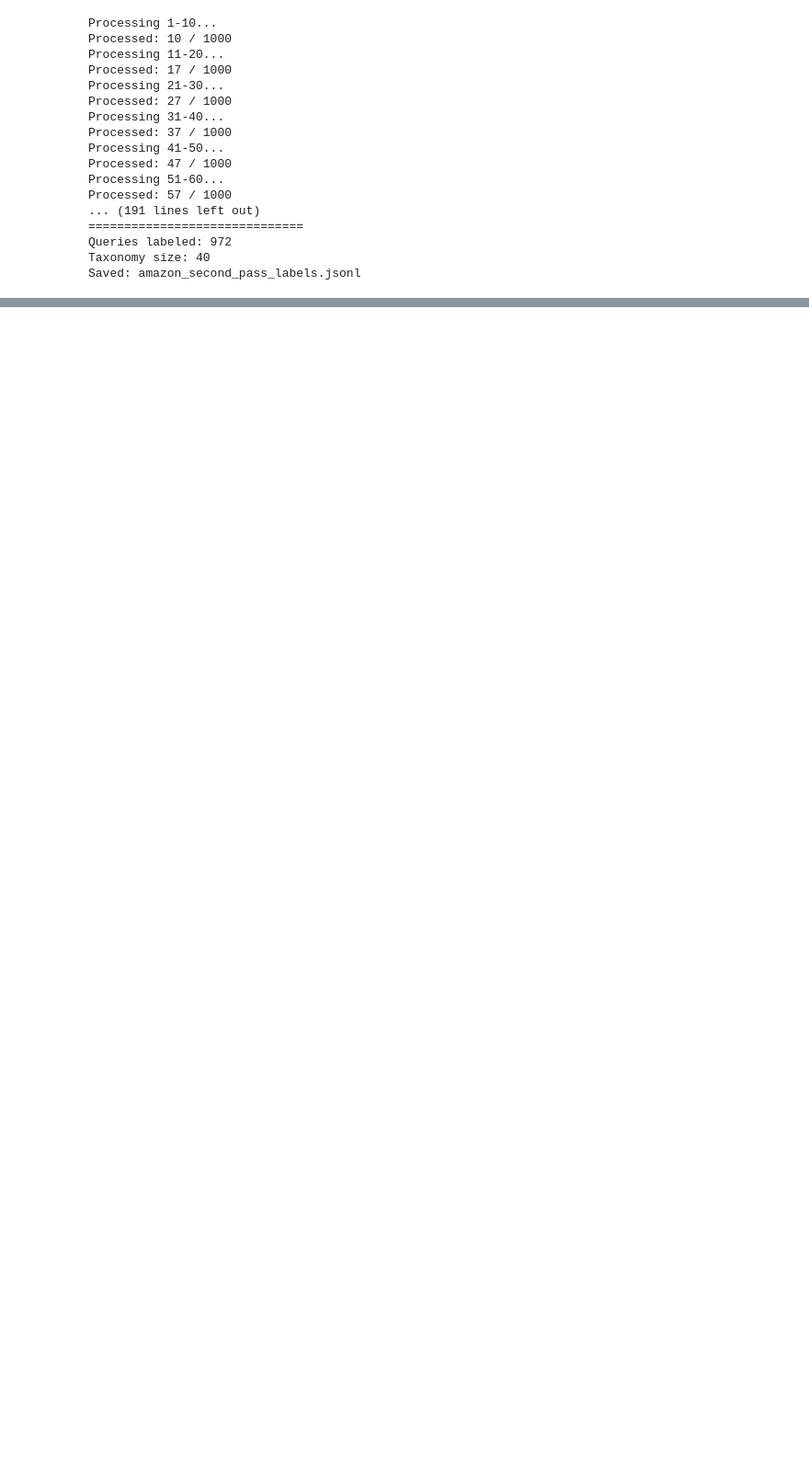
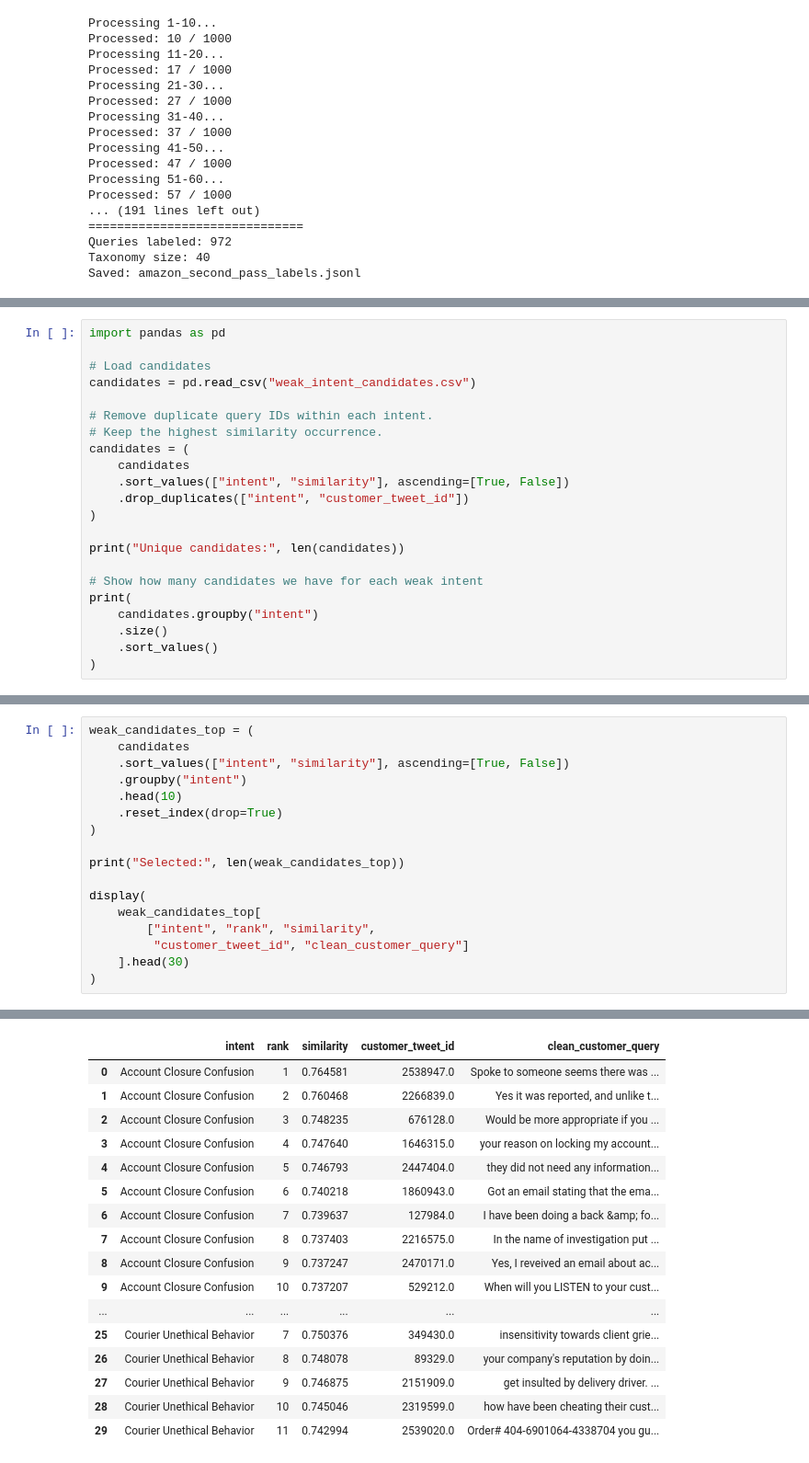
Before and after one commit to Gowthamsai-k/Hiver-assignemt, a Jupyter notebook: Data_processing.ipynb, the cells around one changed output, grey strips where cells are left out. Shown at 92% size. Drawn from its saved outputs; the diff is of its cells as text; blank space fills up the shorter version.

```diff
--- a/Data_processing.ipynb
+++ b/Data_processing.ipynb
@@ -1330,0 +1529,22 @@ print("✓ project_manifest.json saved")
+# %%
+import pandas as pd
+
+# Load candidates
+candidates = pd.read_csv("weak_intent_candidates.csv")
+
+# Remove duplicate query IDs within each intent.
+# Keep the highest similarity occurrence.
+candidates = (
+    candidates
+    .sort_values(["intent", "similarity"], ascending=[True, False])
+    .drop_duplicates(["intent", "customer_tweet_id"])
+)
+
+print("Unique candidates:", len(candidates))
+
+# Show how many candidates we have for each weak intent
+print(
+    candidates.groupby("intent")
+    .size()
+    .sort_values()
+)
@@ -1330,0 +1569,18 @@ print("✓ project_manifest.json saved")
+# %%
+weak_candidates_top = (
+    candidates
+    .sort_values(["intent", "similarity"], ascending=[True, False])
+    .groupby("intent")
+    .head(10)
+    .reset_index(drop=True)
+)
+
+print("Selected:", len(weak_candidates_top))
+
+display(
+    weak_candidates_top[
+        ["intent", "rank", "similarity",
+         "customer_tweet_id", "clean_customer_query"]
+    ].head(30)
+)
+# %% [output]
@@ -1330,0 +1588,17 @@ print("✓ project_manifest.json saved")
+|  | intent | rank | similarity | customer_tweet_id | clean_customer_query |
+| 0 | Account Closure Confusion | 1 | 0.764581 | 2538947.0 | Spoke to someone seems there was ... |
+| 1 | Account Closure Confusion | 2 | 0.760468 | 2266839.0 | Yes it was reported, and unlike t... |
+| 2 | Account Closure Confusion | 3 | 0.748235 | 676128.0 | Would be more appropriate if you ... |
+| 3 | Account Closure Confusion | 4 | 0.747640 | 1646315.0 | your reason on locking my account... |
+| 4 | Account Closure Confusion | 5 | 0.746793 | 2447404.0 | they did not need any information... |
+| 5 | Account Closure Confusion | 6 | 0.740218 | 1860943.0 | Got an email stating that the ema... |
+| 6 | Account Closure Confusion | 7 | 0.739637 | 127984.0 | I have been doing a back &amp; fo... |
+| 7 | Account Closure Confusion | 8 | 0.737403 | 2216575.0 | In the name of investigation put ... |
+| 8 | Account Closure Confusion | 9 | 0.737247 | 2470171.0 | Yes, I reveived an email about ac... |
+| 9 | Account Closure Confusion | 10 | 0.737207 | 529212.0 | When will you LISTEN to your cust... |
+| ... | ... | ... | ... | ... | ... |
+| 25 | Courier Unethical Behavior | 7 | 0.750376 | 349430.0 | insensitivity towards client grie... |
+| 26 | Courier Unethical Behavior | 8 | 0.748078 | 89329.0 | your company's reputation by doin... |
+| 27 | Courier Unethical Behavior | 9 | 0.746875 | 2151909.0 | get insulted by delivery driver. ... |
+| 28 | Courier Unethical Behavior | 10 | 0.745046 | 2319599.0 | how have been cheating their cust... |
+| 29 | Courier Unethical Behavior | 11 | 0.742994 | 2539020.0 | Order# 404-6901064-4338704 you gu... |
```
Also changed, not shown: parts of 12 cells of this notebook.
